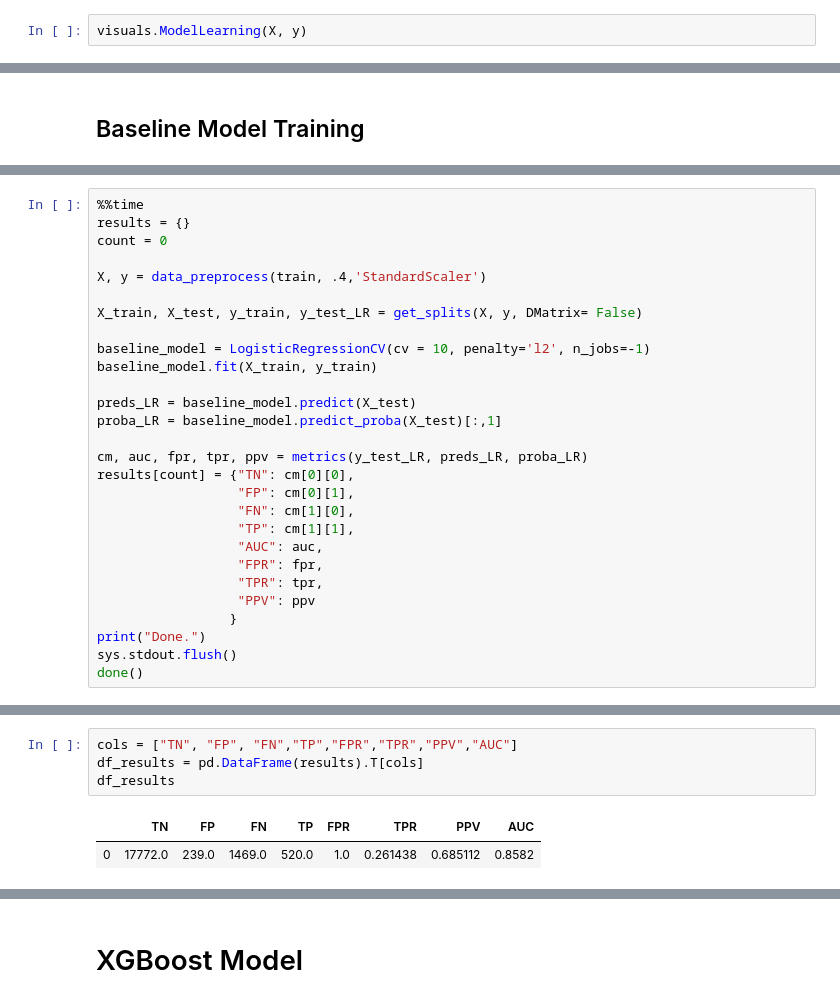
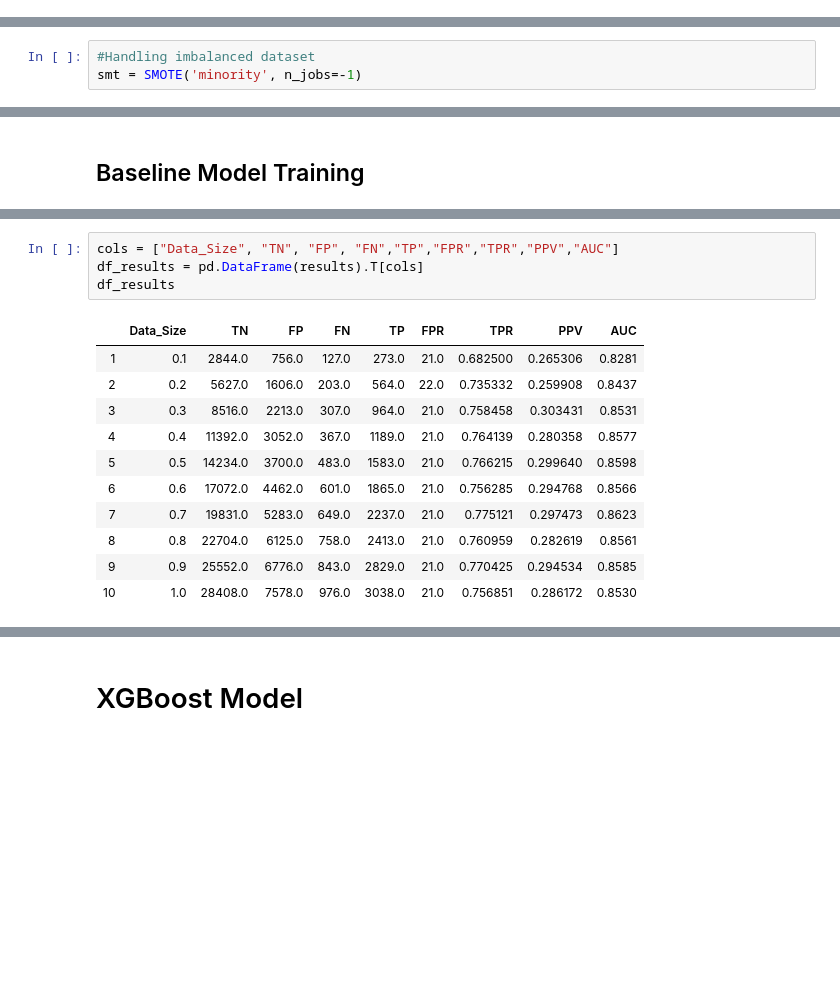
Before and after one commit to ederson-souza/Udacity-Capstone-Project, a Jupyter notebook: Capstone Project.ipynb, the cells around one changed output, grey strips where cells are left out. Drawn from its saved outputs; the diff is of its cells as text; blank space fills up the shorter version.

Commit message:
Written until Feature Scaling and Data Sampling

```diff
--- a/Capstone Project.ipynb
+++ b/Capstone Project.ipynb
@@ -241,2 +178,0 @@ low_importance_features[:]
-# %%
-visuals.ModelLearning(X, y)
@@ -243,3 +192,6 @@ visuals.ModelLearning(X, y)
+# %%
+#Handling imbalanced dataset
+smt = SMOTE('minority', n_jobs=-1)
 # %% [markdown]
 # Baseline Model - Logistic Regression
 # %%
@@ -321,28 +264,0 @@ from sklearn.ensemble import RandomForestClassifier
-# %%
-%%time
-results = {}
-count = 0
-
-X, y = data_preprocess(train, .4,'StandardScaler')
-
-X_train, X_test, y_train, y_test_LR = get_splits(X, y, DMatrix= False)
-
-baseline_model = LogisticRegressionCV(cv = 10, penalty='l2', n_jobs=-1)
-baseline_model.fit(X_train, y_train)
-
-preds_LR = baseline_model.predict(X_test)
-proba_LR = baseline_model.predict_proba(X_test)[:,1]
-
-cm, auc, fpr, tpr, ppv = metrics(y_test_LR, preds_LR, proba_LR)
-results[count] = {"TN": cm[0][0],
-                  "FP": cm[0][1],
-                  "FN": cm[1][0],
-                  "TP": cm[1][1],
-                  "AUC": auc,
-                  "FPR": fpr,
-                  "TPR": tpr,
-                  "PPV": ppv
-                 }
-print("Done.")
-sys.stdout.flush()
-done()
@@ -352,10 +265,19 @@ Wall time: 5.73 s
 # %%
-cols = ["TN", "FP", "FN","TP","FPR","TPR","PPV","AUC"]
+cols = ["Data_Size", "TN", "FP", "FN","TP","FPR","TPR","PPV","AUC"]
 df_results = pd.DataFrame(results).T[cols]
 df_results
 # %% [output]
-|  | TN | FP | FN | TP | FPR | TPR | PPV | AUC |
-| 0 | 17772.0 | 239.0 | 1469.0 | 520.0 | 1.0 | 0.261438 | 0.685112 | 0.8582 |
+|  | Data_Size | TN | FP | FN | TP | FPR | TPR | PPV | AUC |
+| 1 | 0.1 | 2844.0 | 756.0 | 127.0 | 273.0 | 21.0 | 0.682500 | 0.265306 | 0.8281 |
+| 2 | 0.2 | 5627.0 | 1606.0 | 203.0 | 564.0 | 22.0 | 0.735332 | 0.259908 | 0.8437 |
+| 3 | 0.3 | 8516.0 | 2213.0 | 307.0 | 964.0 | 21.0 | 0.758458 | 0.303431 | 0.8531 |
+| 4 | 0.4 | 11392.0 | 3052.0 | 367.0 | 1189.0 | 21.0 | 0.764139 | 0.280358 | 0.8577 |
+| 5 | 0.5 | 14234.0 | 3700.0 | 483.0 | 1583.0 | 21.0 | 0.766215 | 0.299640 | 0.8598 |
+| 6 | 0.6 | 17072.0 | 4462.0 | 601.0 | 1865.0 | 21.0 | 0.756285 | 0.294768 | 0.8566 |
+| 7 | 0.7 | 19831.0 | 5283.0 | 649.0 | 2237.0 | 21.0 | 0.775121 | 0.297473 | 0.8623 |
+| 8 | 0.8 | 22704.0 | 6125.0 | 758.0 | 2413.0 | 21.0 | 0.760959 | 0.282619 | 0.8561 |
+| 9 | 0.9 | 25552.0 | 6776.0 | 843.0 | 2829.0 | 21.0 | 0.770425 | 0.294534 | 0.8585 |
+| 10 | 1.0 | 28408.0 | 7578.0 | 976.0 | 3038.0 | 21.0 | 0.756851 | 0.286172 | 0.8530 |
 # %%
 print("AUC Result: %", round(df_results.AUC.mean(),4))
 print("FPR Result: %", round(df_results.FPR.mean(),4))
```
Also changed, not shown: parts of 29 cells of this notebook, 1 other file.
